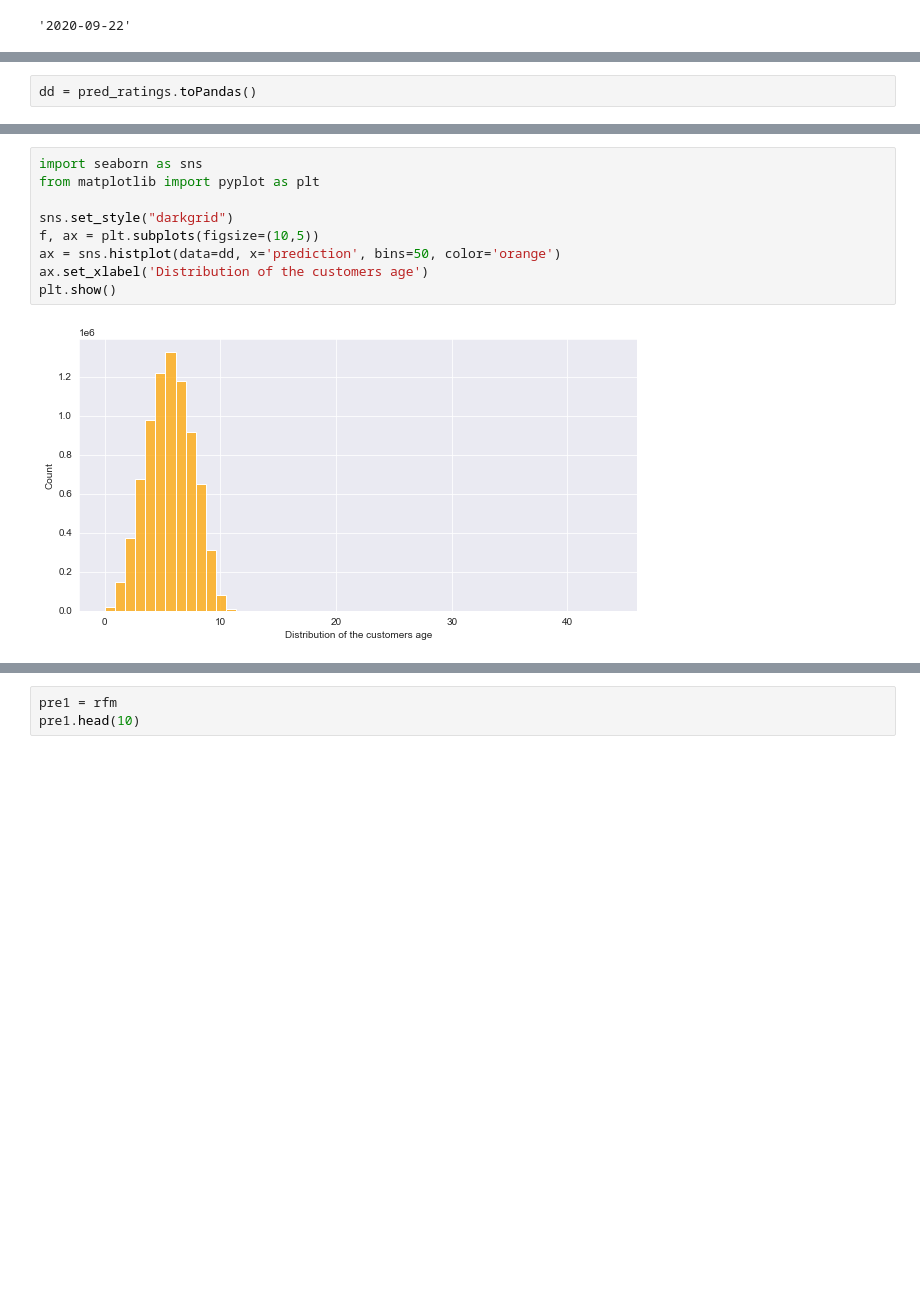
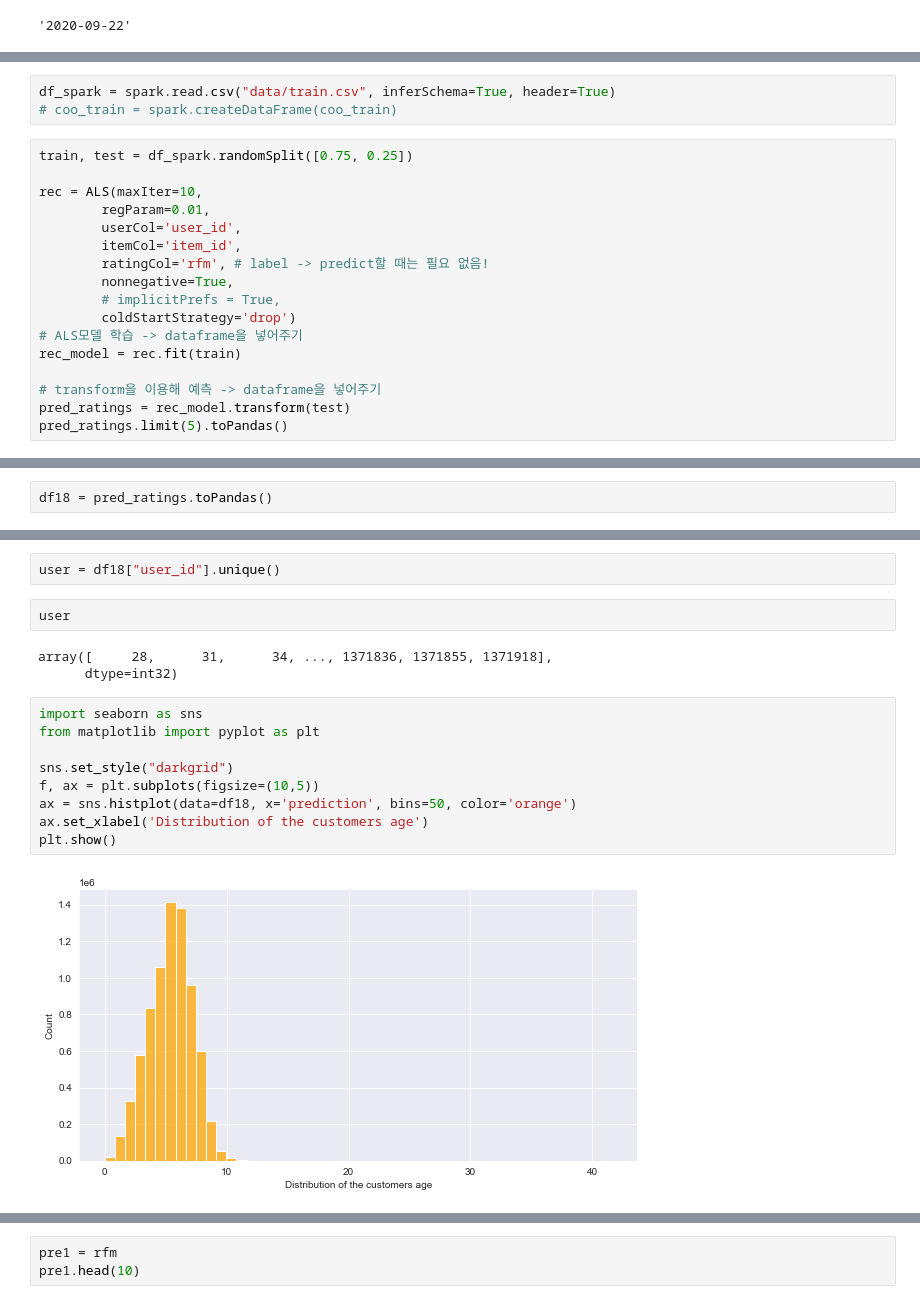
Before and after one commit to k-redstone/jupyter, a Jupyter notebook: 1year.ipynb, the cells around one changed output, grey strips where cells are left out. Cells and saved outputs as stored; diff of their text form; blank space fills up the shorter version.

```diff
--- a/1year.ipynb
+++ b/1year.ipynb
@@ -48,0 +124,20 @@ tran['t_dat'].max()
+# %%
+df_spark = spark.read.csv("data/train.csv", inferSchema=True, header=True)
+# coo_train = spark.createDataFrame(coo_train)
+# %%
+train, test = df_spark.randomSplit([0.75, 0.25])
+
+rec = ALS(maxIter=10,
+        regParam=0.01,
+        userCol='user_id',
+        itemCol='item_id',
+        ratingCol='rfm', # label -> predict할 때는 필요 없음!
+        nonnegative=True,
+        # implicitPrefs = True,
+        coldStartStrategy='drop')
+# ALS모델 학습 -> dataframe을 넣어주기
+rec_model = rec.fit(train)
+
+# transform을 이용해 예측 -> dataframe을 넣어주기
+pred_ratings = rec_model.transform(test)
+pred_ratings.limit(5).toPandas()
@@ -259,2 +286,2 @@ java.io.IOException: Operation timed out
 # %%
-dd = pred_ratings.toPandas()
+df18 = pred_ratings.toPandas()
@@ -265,11 +305,18 @@ dd['prediction'].count()
+# %%
+user = df18["user_id"].unique()
+# %%
+user
+# %% [output]
+array([     28,      31,      34, ..., 1371836, 1371855, 1371918],
+      dtype=int32)
 # %%
 import seaborn as sns
 from matplotlib import pyplot as plt
 
 sns.set_style("darkgrid")
 f, ax = plt.subplots(figsize=(10,5))
-ax = sns.histplot(data=dd, x='prediction', bins=50, color='orange')
+ax = sns.histplot(data=df18, x='prediction', bins=50, color='orange')
 ax.set_xlabel('Distribution of the customers age')
 plt.show()
 # %% [output]
-[figure, old version]
+[figure, new version]
```
Also changed, not shown: parts of 59 cells of this notebook, 7 other files.
